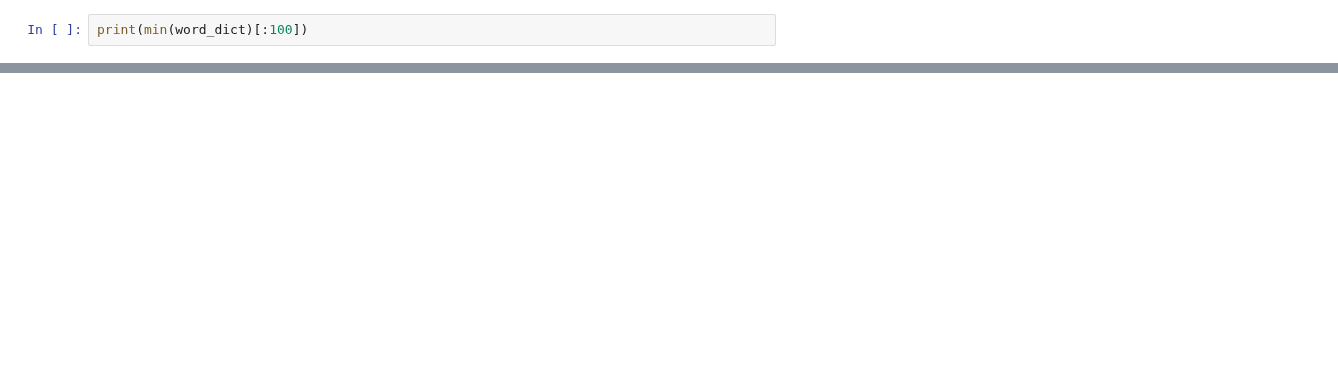
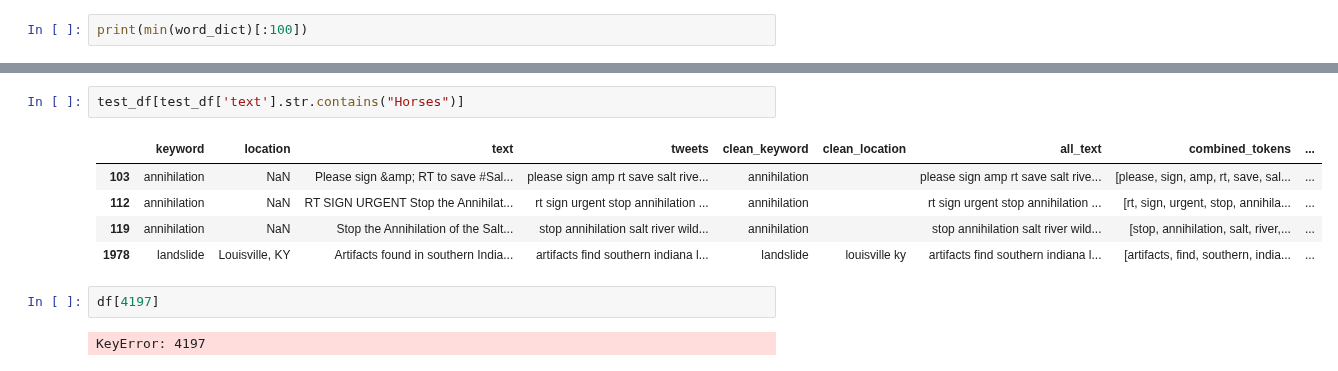
Before and after one commit to 8REN/disaster_tweets, a Jupyter notebook: preprocess_text.ipynb, the cells around one changed output, grey strips where cells are left out. Drawn from its saved outputs; the diff is of its cells as text; blank space fills up the shorter version.

```diff
--- a/preprocess_text.ipynb
+++ b/preprocess_text.ipynb
@@ -472,0 +464,12 @@ print(min(word_dict)[:100])
+# %%
+test_df[test_df['text'].str.contains("Horses")]
+# %% [output]
+|  | keyword | location | text | tweets | clean_keyword | clean_location | all_text | combined_tokens | ... |
+| 103 | annihilation | NaN | Please sign &amp; RT to save #Sal... | please sign amp rt save salt rive... | annihilation |  | please sign amp rt save salt rive... | [please, sign, amp, rt, save, sal... | ... |
+| 112 | annihilation | NaN | RT SIGN URGENT Stop the Annihilat... | rt sign urgent stop annihilation ... | annihilation |  | rt sign urgent stop annihilation ... | [rt, sign, urgent, stop, annihila... | ... |
+| 119 | annihilation | NaN | Stop the Annihilation of the Salt... | stop annihilation salt river wild... | annihilation |  | stop annihilation salt river wild... | [stop, annihilation, salt, river,... | ... |
+| 1978 | landslide | Louisville, KY | Artifacts found in southern India... | artifacts find southern indiana l... | landslide | louisville ky | artifacts find southern indiana l... | [artifacts, find, southern, india... | ... |
+# %%
+df[4197]
+# %% [output]
+KeyError: 4197
```
Also changed, not shown: parts of 16 cells of this notebook, 1 other file.
